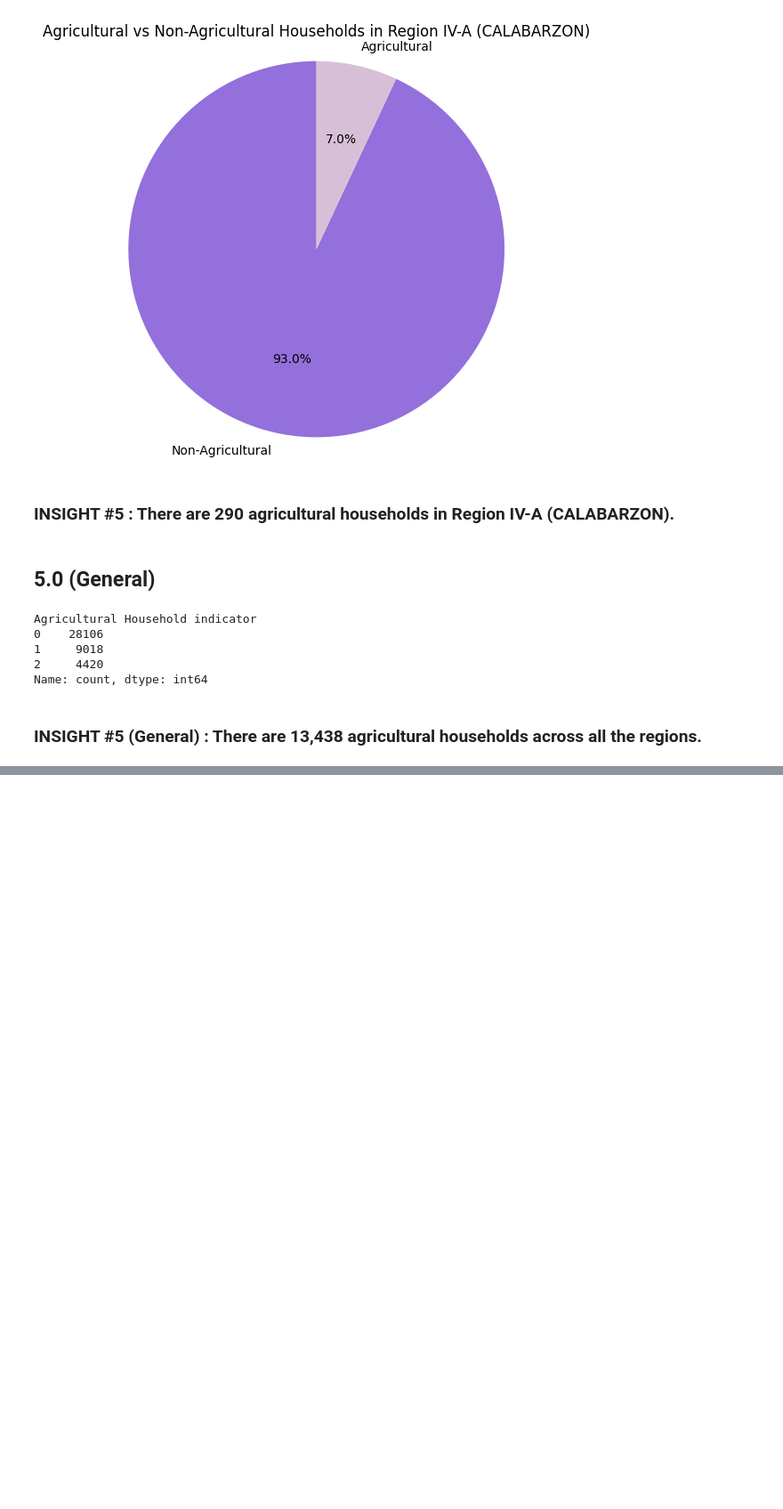
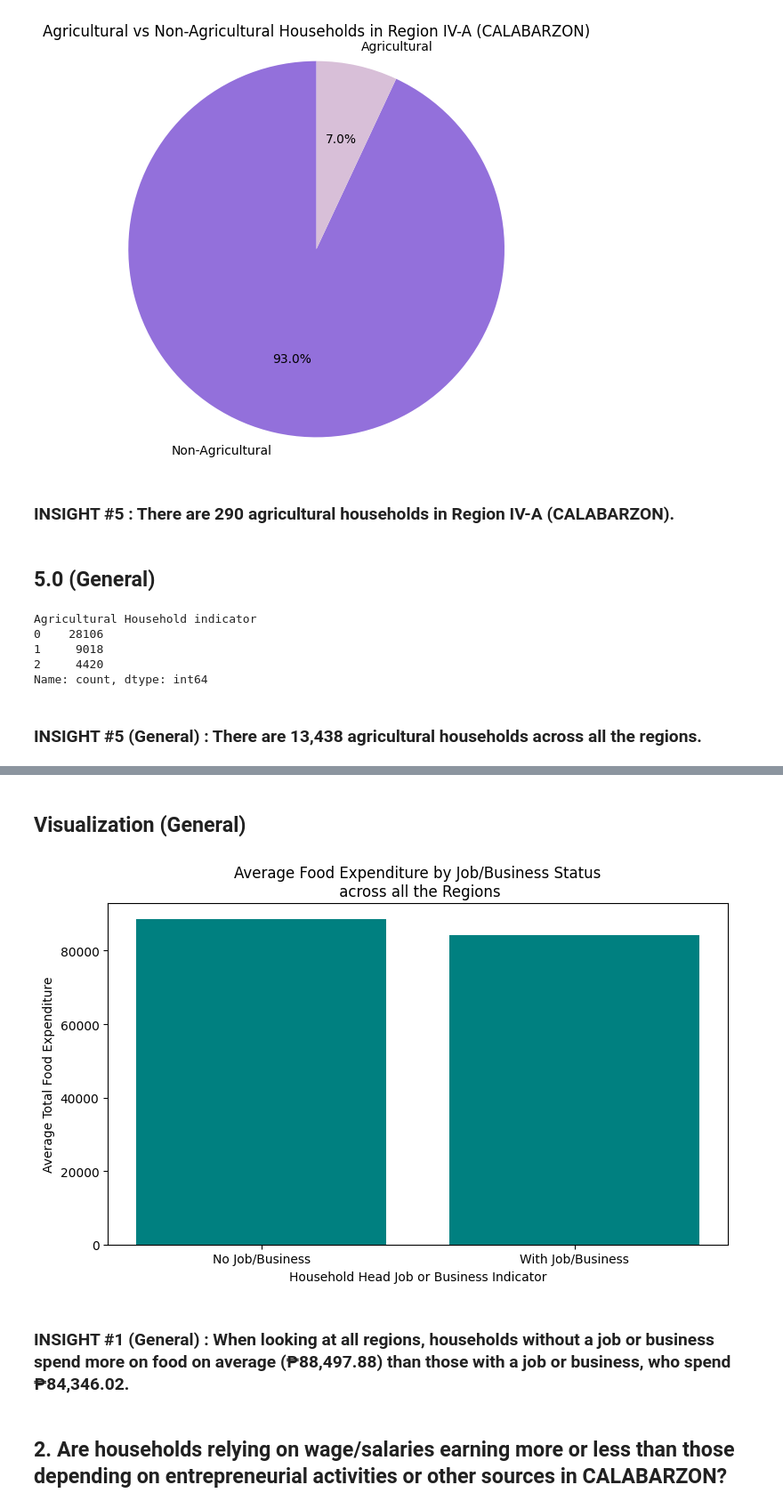
Before and after one commit to alleysOonie/DATA-ANALYTICS-FINALS-PROJECT, a Jupyter notebook: Finals Project.ipynb, the cells around one changed output, grey strips where cells are left out. Shown at 89% size. Drawn from its saved outputs; the diff is of its cells as text; code cells hidden in the pictures; blank space fills up the shorter version.

```diff
--- a/Finals Project.ipynb
+++ b/Finals Project.ipynb
@@ -429,0 +478,2 @@ Name: count, dtype: int64
+# %%
+expenditure_business_job_general = FIE.groupby("Household Head Job or Business Indicator")["Total Food Expenditure"].mean()
@@ -429,0 +487,17 @@ Name: count, dtype: int64
+# %% [markdown]
+<h2> <b> Visualization (General) </h2>
+# %%
+plt.figure(figsize=(8,5))
+plt.bar(expenditure_business_job_general.index, expenditure_business_job_general.values, color = "teal")
+plt.xlabel("Household Head Job or Business Indicator")
+plt.ylabel("Average Total Food Expenditure")
+plt.title("Average Food Expenditure by Job/Business Status\n across all the Regions")
+plt.xticks(rotation=0)
+plt.tight_layout()
+plt.show()
+# %% [output]
+[figure, added]
+# %% [markdown]
+<h3> INSIGHT #1 (General) : When looking at all regions, households without a job or business spend more on food on average (₱88,497.88) than those with a job or business, who spend ₱84,346.02.</h3>
+# %% [markdown]
+<h2> <b> 2. Are households relying on wage/salaries earning more or less than those depending on entrepreneurial activities or other sources in CALABARZON? </h2>
```
Also changed, not shown: parts of 43 cells of this notebook.
